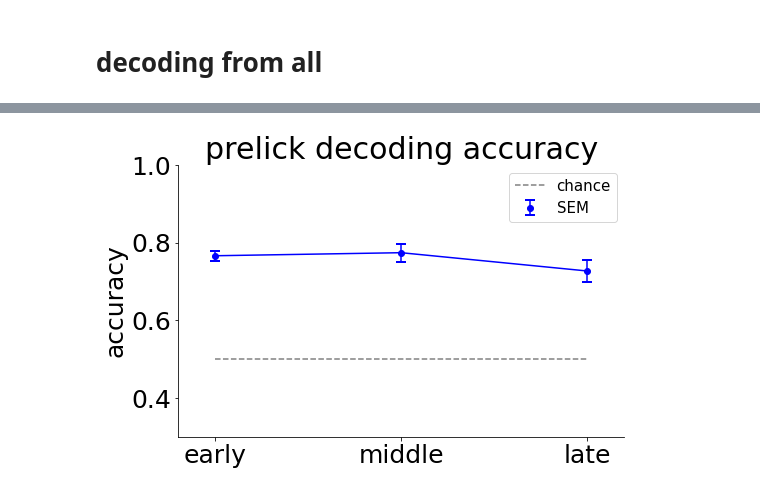
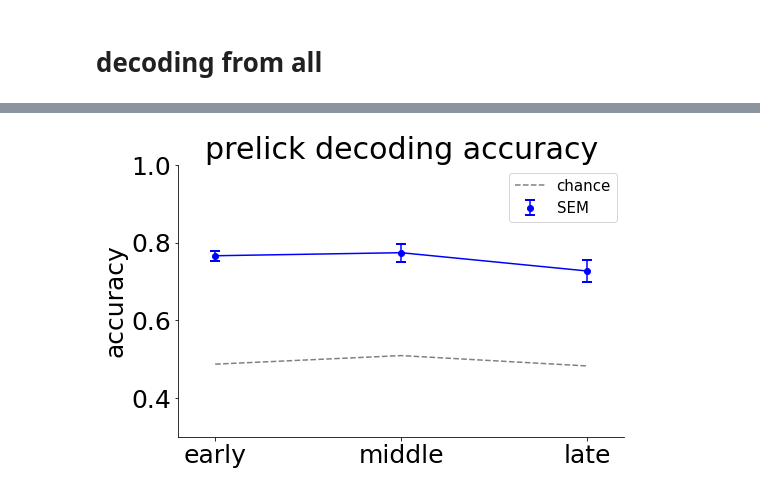
Before and after one commit to dufengtong/CholinergicAxon, a Jupyter notebook: ICAC_plots.ipynb, the cells around one changed output, grey strips where cells are left out. Cells and saved outputs as stored; diff of their text form; code cells hidden in the pictures.

Commit message:
add code to calculate chance level accuracy

```diff
--- a/ICAC_plots.ipynb
+++ b/ICAC_plots.ipynb
@@ -63,6 +63,7 @@ day_groups = day_groups_all[mouse_id]
 # decoding from all
 # %%
 avg_weight = True
+get_chance = True
 n_first_frame = 45
 all_mice_acc = []
 for mouse_id in range(3):
@@ -139,6 +140,8 @@ for mouse_id in range(3):
 
         prelick = (np.sum(daily_alllicks[:, (pre_window-30):(pre_window-15)], axis=1) > 0)
         prelick = np.multiply((prelick == 1), 1)
+        if get_chance:
+            prelick = np.random.permutation(prelick)
         if (np.mean(prelick) == 0) or (np.mean(prelick) == 1):
             acc, weights = 0.5, False
         else:
@@ -196,0 +185,11 @@ for i in range(len(day_groups)):
+# %%
+# plot average accuracy of each day groups
+accs_chance = np.zeros(len(day_groups))
+stds_chance = np.zeros(len(day_groups))
+sems_chance = np.zeros(len(day_groups))
+for i in range(len(day_groups)):
+    # find the index of days in valid_days that are in the ith day group
+    acc = all_acc_group[i]
+    accs_chance[i] = np.mean(acc)
+    stds_chance[i] = np.std(acc)
+    sems_chance[i] = stds_chance[i] / np.sqrt(len(acc))
@@ -197,35 +207,25 @@ for i in range(len(day_groups)):
 # %%
-# plot average accuracy of each day groups
-accs = np.zeros(len(day_groups))
-stds = np.zeros(len(day_groups))
-sems = np.zeros(len(day_groups))
-for i in range(len(day_groups)):
-    # find the index of days in valid_days that are in the ith day group
-    acc = all_acc_group[i]
-    accs[i] = np.mean(acc)
-    stds[i] = np.std(acc)
-    sems[i] = stds[i] / np.sqrt(len(acc))
 colors = np.array(["green", "blue"])
 x = np.arange(1, len(day_groups)+1)
 plt.figure(figsize=(8, 5))
 plt.rcParams['font.size'] = 25
-dp_nonzero = np.where(dptrue>0)
-dr_nonzero = np.where(drtrue>0)
 plt.plot(x, accs, color='blue')
 # plot std as error bar
 plt.errorbar(x, accs, yerr=sems, fmt='o', color='blue', capsize=5, capthick=2, label='SEM')
-plt.plot(x, np.ones(x.shape)*0.5, label='chance', linestyle='--', color='gray')
+# plt.plot(x, np.ones(x.shape)*0.5, label='chance', linestyle='--', color='gray')
+plt.plot(x, accs_chance, label='chance', linestyle='--', color='gray')
+plt.errorbar(x, accs_chance, yerr=sems_chance, fmt='o', color='gray', capsize=5, capthick=2)
 plt.title('prelick decoding accuracy')
 plt.xticks(x, day_groups_label)
 # plt.xlabel('day')
 plt.ylabel('accuracy')
 plt.xlim([x.min()-0.2, x.max()+0.2])
 ax = plt.gca()
 ax.spines['right'].set_visible(False)
 ax.spines['top'].set_visible(False)
 plt.ylim([0.3, 1])
 plt.legend(fontsize=15)
 # save figure as svg file
-plt.savefig("figures/prelick_decoding_accuracy_all.svg", format="svg")
+# plt.savefig("figures/prelick_decoding_accuracy_all.svg", format="svg")
 # %% [output]
-[figure, old version]
+[figure, new version]
```
Also changed, not shown: parts of 3 cells of this notebook.
